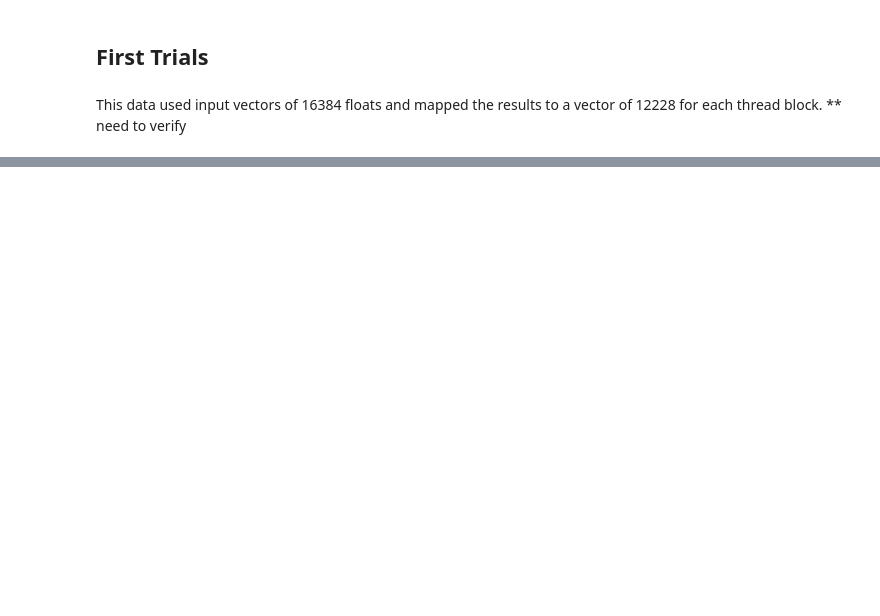
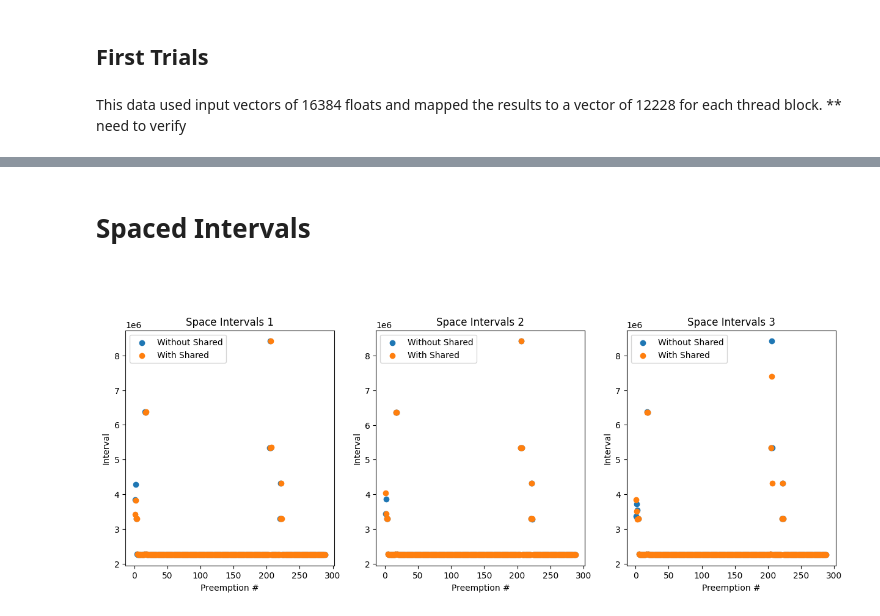
Before and after one commit to alexngUNC/GPU-research, a Jupyter notebook: Preemptions/Analysis/realMaxAnalysis.ipynb, the cells around one changed output, grey strips where cells are left out. Cells and saved outputs as stored; diff of their text form; code cells hidden in the pictures; blank space fills up the shorter version.

```diff
--- a/Preemptions/Analysis/realMaxAnalysis.ipynb
+++ b/Preemptions/Analysis/realMaxAnalysis.ipynb
@@ -118,0 +125,69 @@ plt.show()
+# %% [markdown]
+# **Spaced Intervals**
+# %% [markdown]
+###
+# %%
+### Other interval version
+# Get the interval between the start time and the previous stop time
+no_shared_ivls_1 = []
+shared_ivls_1 = []
+no_shared_ivls_2 = []
+shared_ivls_2 = []
+no_shared_ivls_3 = []
+shared_ivls_3 = []
+for i in range(0, len(shared1)-1):
+  no_shared_ivls_1.append(no_shared1['end'][i+1] - no_shared1['start'][i])
+  shared_ivls_1.append(shared1['end'][i+1] - shared1['start'][i])
+  no_shared_ivls_2.append(no_shared2['end'][i+1] - no_shared2['start'][i])
+  shared_ivls_2.append(shared2['end'][i+1] - shared2['start'][i])
+  no_shared_ivls_3.append(no_shared3['end'][i+1] - no_shared3['start'][i])
+  shared_ivls_3.append(shared3['end'][i+1] - shared3['start'][i])
+
+# Make subplots
+fig, (ax1, ax2, ax3) = plt.subplots(nrows=1, ncols=3, figsize=(15, 5))
+
+# Create a scatter plot
+ax1.scatter(range(1, NUM_SAMPLES-1), no_shared_ivls_1, label='Without Shared')
+ax1.scatter(range(1, NUM_SAMPLES-1), shared_ivls_1, label='With Shared')
+
+# Add labels and title
+ax1.set_xlabel('Preemption #')
+ax1.set_ylabel('Interval')
+ax1.set_title('Space Intervals 1')
+
+# Add legend
+ax1.legend()
+
+# Second plot
+ax2.scatter(range(1, NUM_SAMPLES-1), no_shared_ivls_2, label='Without Shared')
+ax2.scatter(range(1, NUM_SAMPLES-1), shared_ivls_2, label='With Shared')
+
+# # Add labels and title
+ax2.set_xlabel('Preemption #')
+ax2.set_ylabel('Interval')
+ax2.set_title('Space Intervals 2')
+
+# Add legend
+ax2.legend()
+
+# Third plot
+ax3.scatter(range(1, NUM_SAMPLES-1), no_shared_ivls_3, label='Without Shared')
+ax3.scatter(range(1, NUM_SAMPLES-1), shared_ivls_3, label='With Shared')
+
+# Add labels and title
+ax3.set_xlabel('Preemption #')
+ax3.set_ylabel('Interval')
+ax3.set_title('Space Intervals 3')
+
+# Add legend
+ax3.legend()
+
+
+# # Set y-axis limits
+#ax1.set_ylim(2.0*1e6, 3*1e6)
+#ax2.set_ylim(2.0*1e6, 3*1e6)
+
+# Show the plot
+plt.show()
+# %% [output]
+[figure, added]
```
Also changed, not shown: parts of 9 cells of this notebook, 1 other file.
